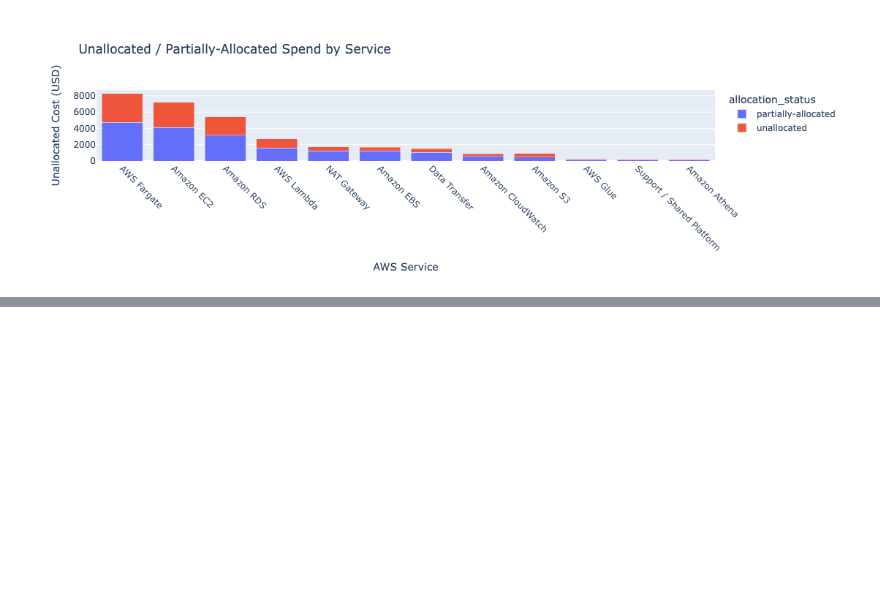
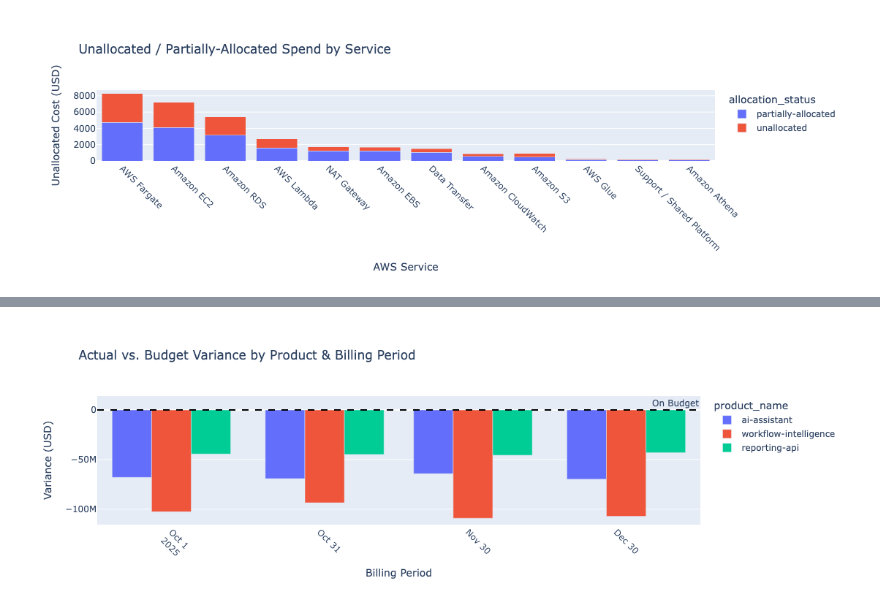
Before and after one commit to marvinmills/finops-dojo-lab, a Jupyter notebook: 01-aws-ai-saas-case/analysis/analysis2.ipynb, the cells around one changed output, grey strips where cells are left out. Drawn from its saved outputs; the diff is of its cells as text; code cells hidden in the pictures; blank space fills up the shorter version.

Commit message:
allocation and tagging analysis

```diff
--- a/01-aws-ai-saas-case/analysis/analysis2.ipynb
+++ b/01-aws-ai-saas-case/analysis/analysis2.ipynb
@@ -1940,0 +2031,24 @@ fig.show()
+# %%
+# %% [markdown]
+# ## Analysis 13 – Actual vs. Forecast vs. Budget Variance by Product & Month
+
+# %%
+sql = """
+SELECT
+    billing_period,
+    product_name,
+    ROUND(SUM(cost_usd), 2)               AS actual_cost,
+    ROUND(SUM(forecast_baseline_cost), 2) AS forecast_cost,
+    ROUND(SUM(budget_amount), 2)          AS budget_amount,
+    ROUND(SUM(cost_usd) - SUM(forecast_baseline_cost), 2) AS actual_vs_forecast,
+    ROUND(SUM(cost_usd) - SUM(budget_amount), 2)          AS actual_vs_budget,
+    ROUND(
+        (SUM(cost_usd) - SUM(budget_amount)) * 100.0
+        / NULLIF(SUM(budget_amount), 0), 2
+    ) AS budget_variance_pct
+FROM billing_case01_enriched
+GROUP BY billing_period, product_name
+ORDER BY billing_period, actual_cost DESC
+"""
+df_variance = pd.read_sql(sql, conn)
+df_variance
@@ -1940,0 +2069,13 @@ fig.show()
+# %%
+fig = px.bar(
+    df_variance,
+    x="billing_period", y="actual_vs_budget",
+    color="product_name", barmode="group",
+    title="Actual vs. Budget Variance by Product & Billing Period",
+    labels={"actual_vs_budget": "Variance (USD)", "billing_period": "Billing Period"}
+)
+fig.add_hline(y=0, line_dash="dash", line_color="black", annotation_text="On Budget")
+fig.update_xaxes(tickangle=45)
+fig.show()
+# %% [output]
+[figure, added]
```
Also changed, not shown: parts of 21 cells of this notebook.
